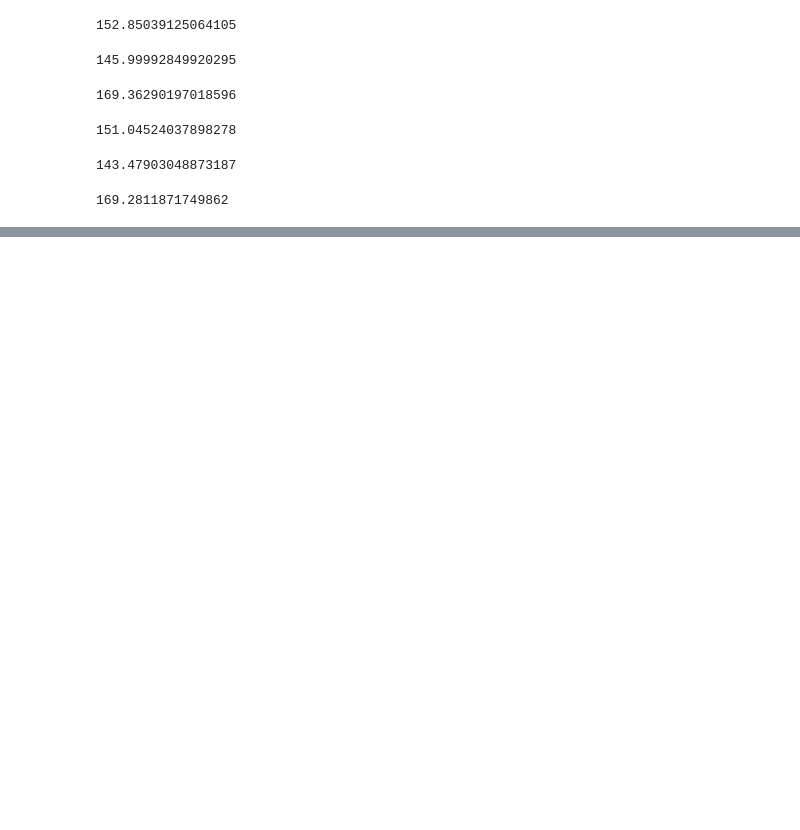
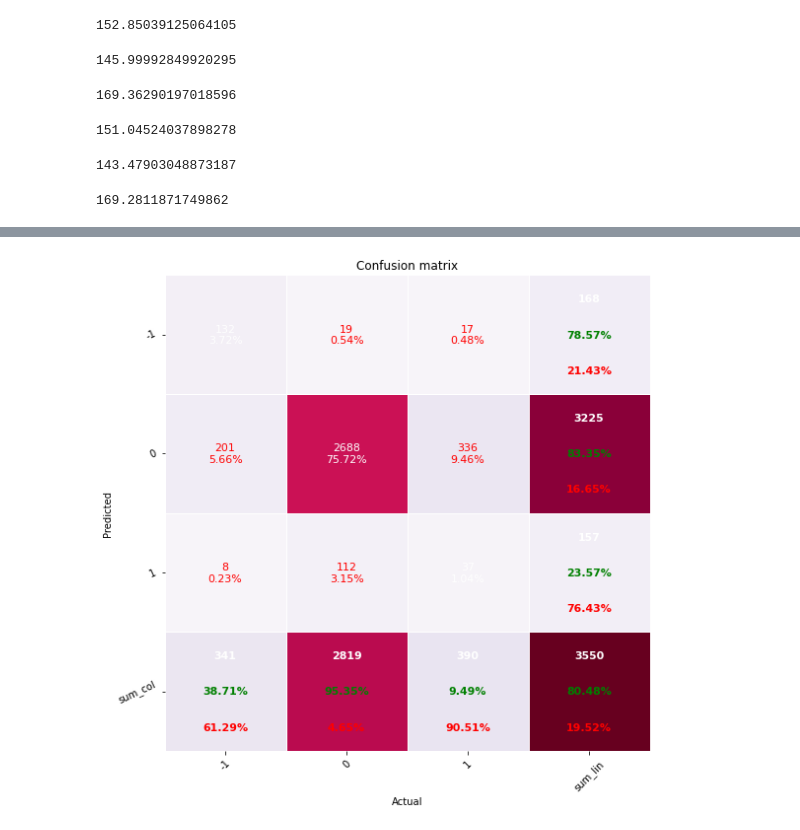
Before and after one commit to ejowik/2022Z-big-data-analytics, a Jupyter notebook: src/ml/linear_regression.ipynb, the cells around one changed output, grey strips where cells are left out. Saved outputs shown, nothing was run; the diff lists cells and outputs as text; code cells hidden in the pictures; blank space fills up the shorter version.

```diff
--- a/src/ml/linear_regression.ipynb
+++ b/src/ml/linear_regression.ipynb
@@ -209,0 +263,20 @@ fig.tight_layout()
+# %%
+# changes to frame the regression problem as a classification problem & evaluation on test set
+decision_boundaries = {
+    (-np.inf, -test_summary.y.quantile(0.9)): -1,
+    (-test_summary.y.quantile(0.9), test_summary.y.quantile(0.9)): 0,
+    (test_summary.y.quantile(0.9), np.inf): 1
+}
+
+test_summary['class'] = test_summary.y.apply(assign_class)
+test_summary['pred_class'] = test_summary.prediction.apply(assign_class)
+
+y_test_true = test_summary['class']
+y_test_pred = test_summary['pred_class']
+
+array = metrics.confusion_matrix(y_test_true, y_test_pred)
+df_cm = pd.DataFrame(array, index=decision_boundaries.values(), columns=decision_boundaries.values())
+cmap = 'PuRd'
+pp_matrix(df_cm, cmap=cmap)
+# %% [output]
+[figure, added]
```
Also changed, not shown: parts of 8 cells of this notebook, 1 other file.
